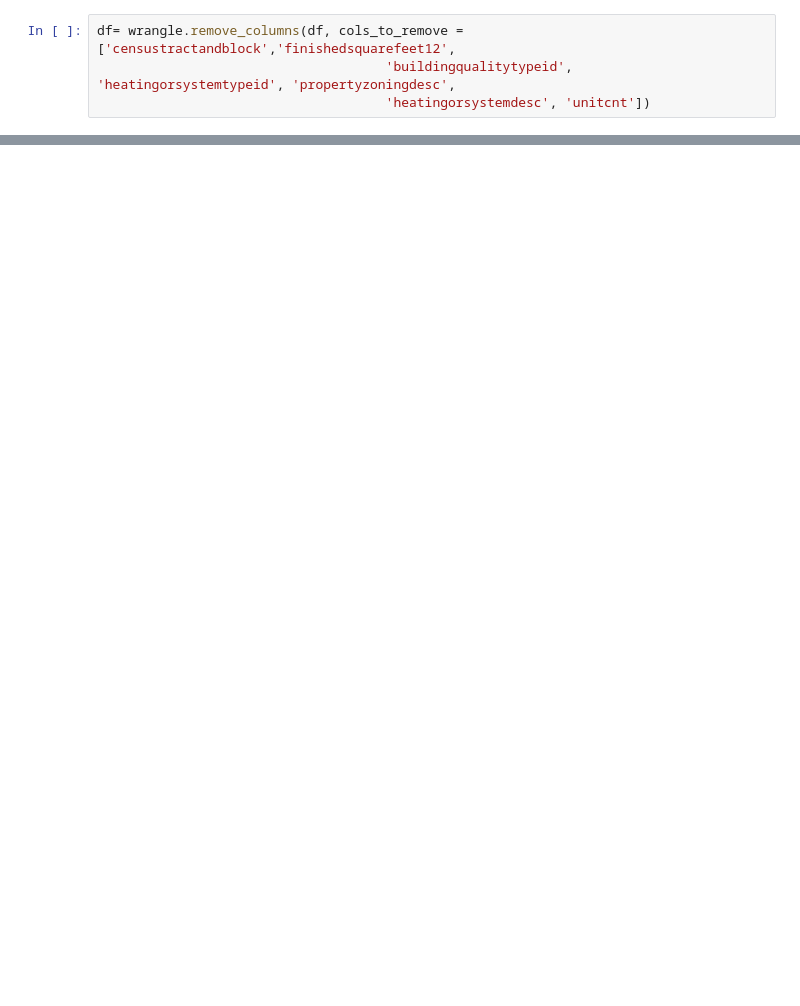
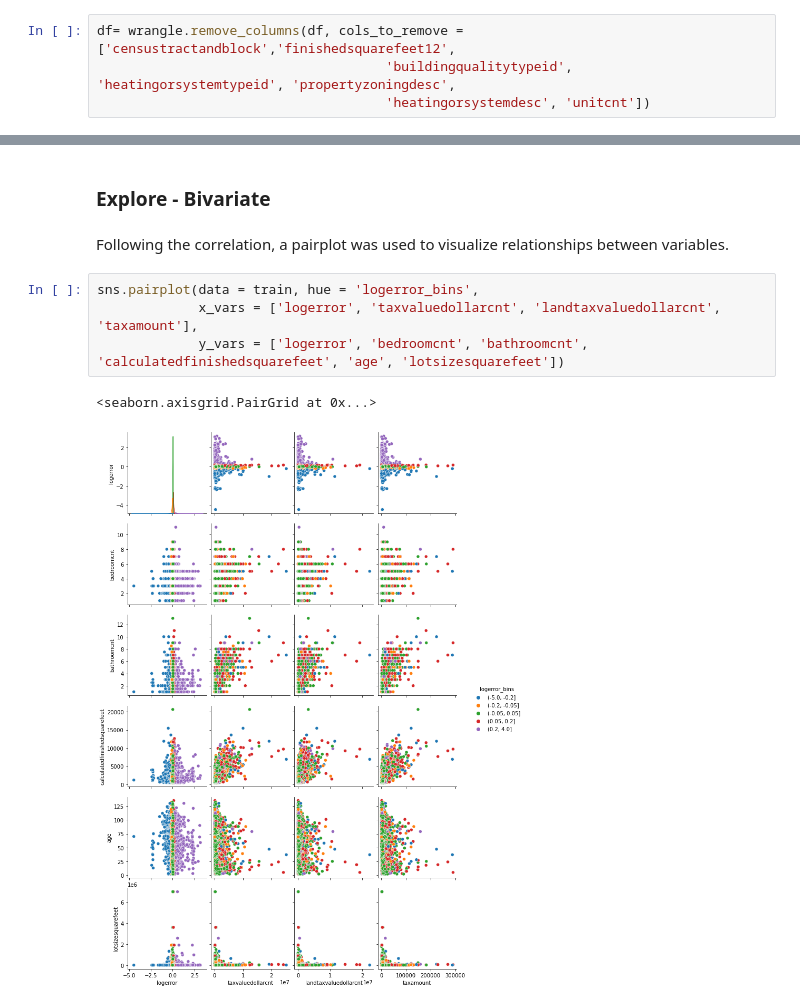
Before and after one commit to rachelrobbinsmayhill/clustering_project, a Jupyter notebook: final_report.ipynb, the cells around one changed output, grey strips where cells are left out. Cells and saved outputs as stored; diff of their text form; blank space fills up the shorter version.

```diff
--- a/final_report.ipynb
+++ b/final_report.ipynb
@@ -146,0 +167,11 @@ df.head().T
+# %% [markdown]
+### Explore - Bivariate
+# %% [markdown]
+Following the correlation, a pairplot was used to visualize relationships between variables.
+# %%
+sns.pairplot(data = train, hue = 'logerror_bins',
+             x_vars = ['logerror', 'taxvaluedollarcnt', 'landtaxvaluedollarcnt', 'taxamount'],
+             y_vars = ['logerror', 'bedroomcnt', 'bathroomcnt', 'calculatedfinishedsquarefeet', 'age', 'lotsizesquarefeet'])
+# %% [output]
+<seaborn.axisgrid.PairGrid at 0x...>
+[figure, added]
```
Also changed, not shown: parts of 42 cells of this notebook.
